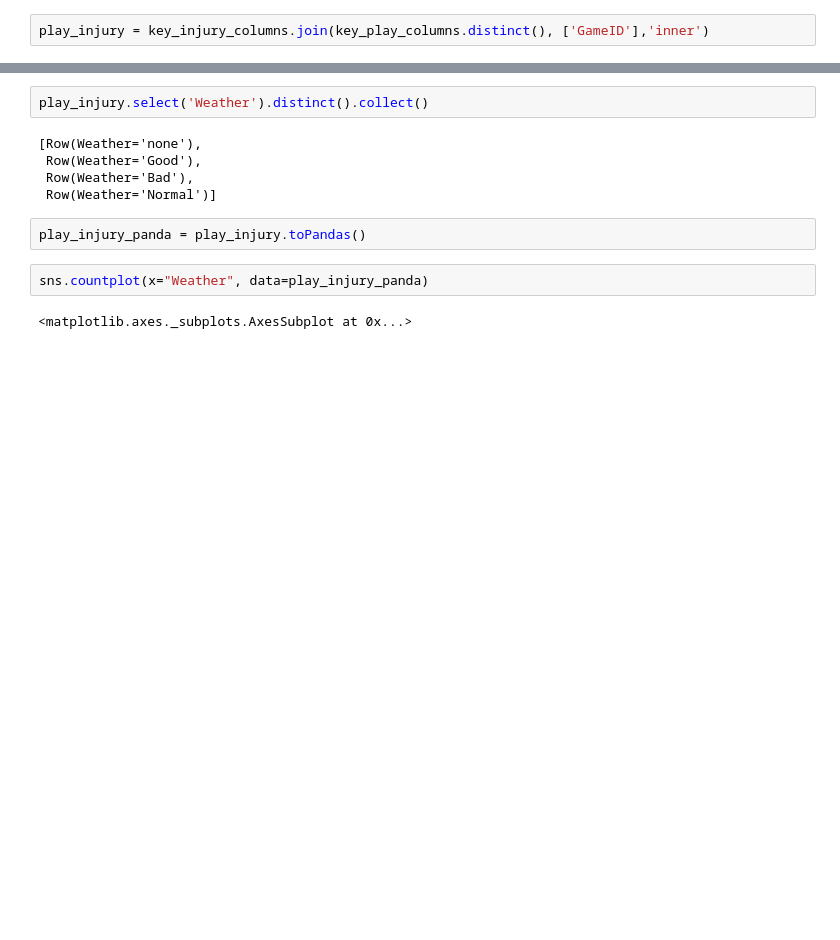
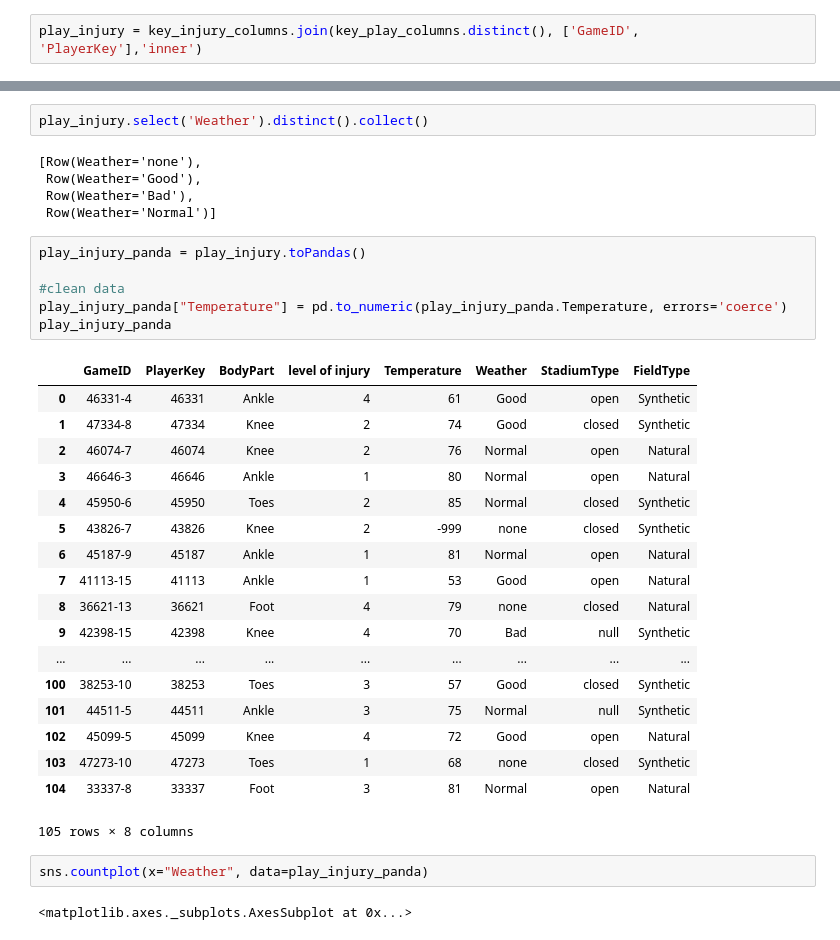
Before and after one commit to cwingho/NFL_Analytics, a Jupyter notebook: Barry/injury-play.ipynb, the cells around one changed output, grey strips where cells are left out. Cells and saved outputs as stored; diff of their text form; blank space fills up the shorter version.

```diff
--- a/Barry/injury-play.ipynb
+++ b/Barry/injury-play.ipynb
@@ -149,7 +149,7 @@ key_injury_columns.count()
 # %% [output]
 105
 # %%
-play_injury = key_injury_columns.join(key_play_columns.distinct(), ['GameID'],'inner')
+play_injury = key_injury_columns.join(key_play_columns.distinct(), ['GameID', 'PlayerKey'],'inner')
 # %%
 play_injury.show()
 # %% [output]
@@ -289,8 +289,31 @@ play_injury.select('Weather').distinct().collect()
  Row(Weather='Good'),
  Row(Weather='Bad'),
  Row(Weather='Normal')]
-# %%
-play_injury_panda = play_injury.toPandas()
+# %%
+play_injury_panda = play_injury.toPandas()
+
+#clean data
+play_injury_panda["Temperature"] = pd.to_numeric(play_injury_panda.Temperature, errors='coerce')
+play_injury_panda
+# %% [output]
+|  | GameID | PlayerKey | BodyPart | level of injury | Temperature | Weather | StadiumType | FieldType |
+| 0 | 46331-4 | 46331 | Ankle | 4 | 61 | Good | open | Synthetic |
+| 1 | 47334-8 | 47334 | Knee | 2 | 74 | Good | closed | Synthetic |
+| 2 | 46074-7 | 46074 | Knee | 2 | 76 | Normal | open | Natural |
+| 3 | 46646-3 | 46646 | Ankle | 1 | 80 | Normal | open | Natural |
+| 4 | 45950-6 | 45950 | Toes | 2 | 85 | Normal | closed | Synthetic |
+| 5 | 43826-7 | 43826 | Knee | 2 | -999 | none | closed | Synthetic |
+| 6 | 45187-9 | 45187 | Ankle | 1 | 81 | Normal | open | Natural |
+| 7 | 41113-15 | 41113 | Ankle | 1 | 53 | Good | open | Natural |
+| 8 | 36621-13 | 36621 | Foot | 4 | 79 | none | closed | Natural |
+| 9 | 42398-15 | 42398 | Knee | 4 | 70 | Bad | null | Synthetic |
+| ... | ... | ... | ... | ... | ... | ... | ... | ... |
+| 100 | 38253-10 | 38253 | Toes | 3 | 57 | Good | closed | Synthetic |
+| 101 | 44511-5 | 44511 | Ankle | 3 | 75 | Normal | null | Synthetic |
+| 102 | 45099-5 | 45099 | Knee | 4 | 72 | Good | open | Natural |
+| 103 | 47273-10 | 47273 | Toes | 1 | 68 | none | closed | Synthetic |
+| 104 | 33337-8 | 33337 | Foot | 3 | 81 | Normal | open | Natural |
+105 rows × 8 columns
 # %%
 sns.countplot(x="Weather", data=play_injury_panda)
 # %% [output]
```
Also changed, not shown: parts of 8 cells of this notebook.
